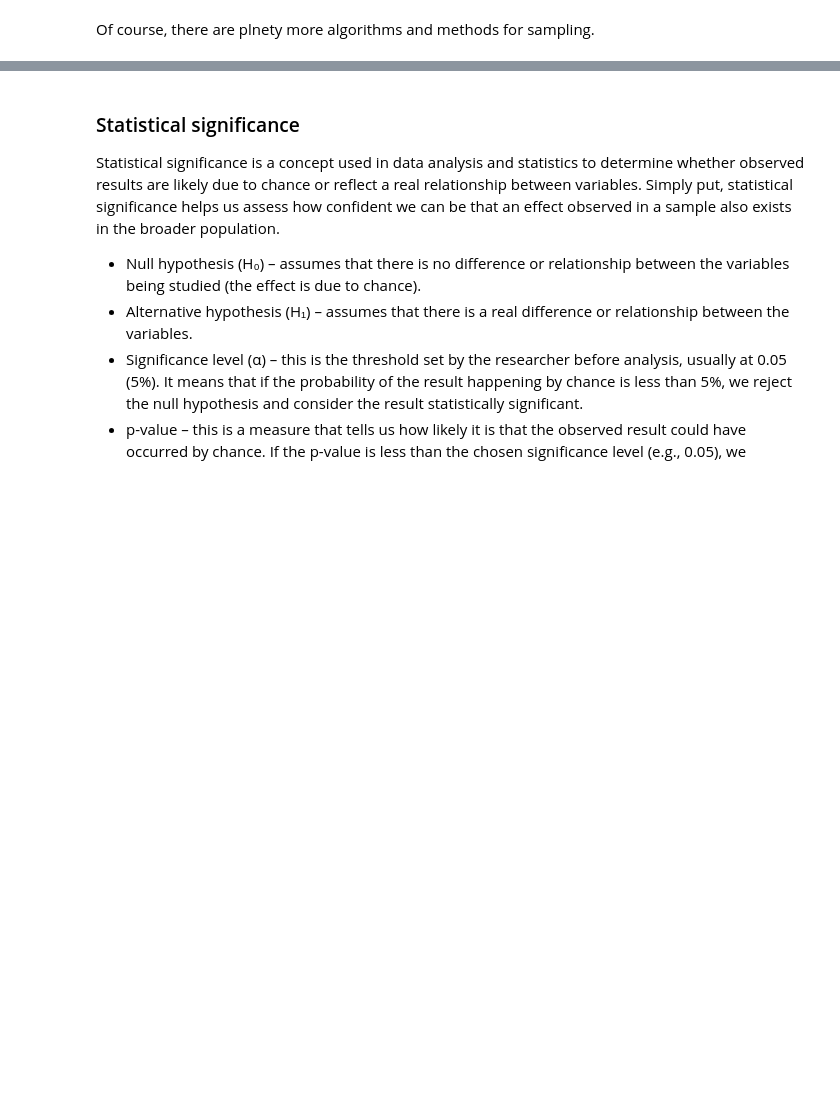
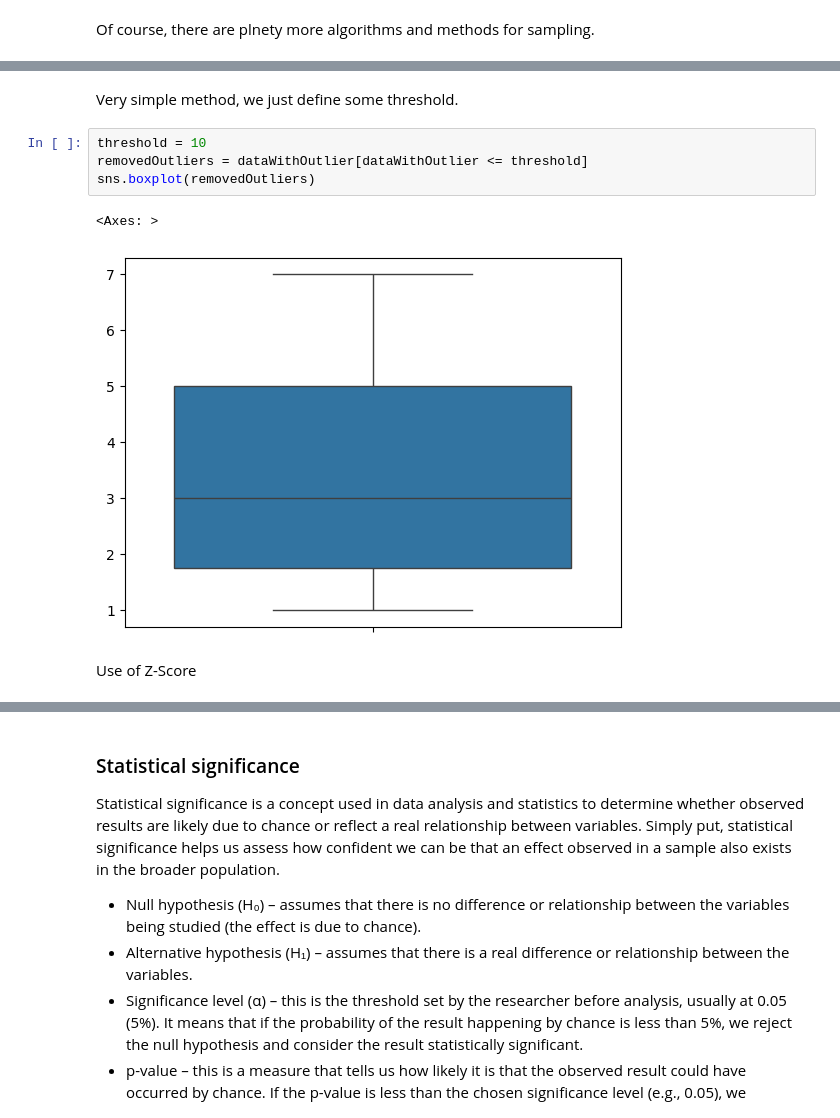
Before and after one commit to OgrodowskiJedrzej/Intro-To-Data-Science-Notebooks, a Jupyter notebook: Statistics.ipynb, the cells around one changed output, grey strips where cells are left out. Saved outputs shown, nothing was run; the diff lists cells and outputs as text; blank space fills up the shorter version.

```diff
--- a/Statistics.ipynb
+++ b/Statistics.ipynb
@@ -318,0 +337,11 @@ Of course, there are plnety more algorithms and methods for sampling.
+# %% [markdown]
+Very simple method, we just define some threshold.
+# %%
+threshold = 10
+removedOutliers = dataWithOutlier[dataWithOutlier <= threshold]
+sns.boxplot(removedOutliers)
+# %% [output]
+<Axes: >
+[figure, added]
+# %% [markdown]
+Use of Z-Score
```
Also changed, not shown: parts of 3 cells of this notebook, 1 other file.
